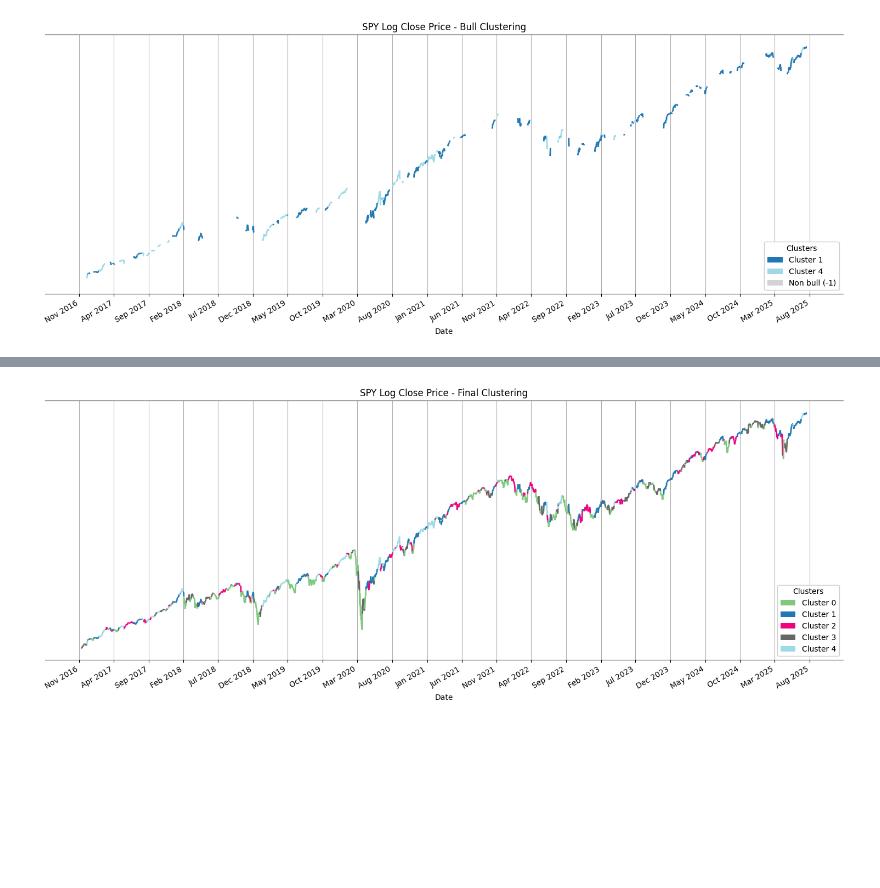
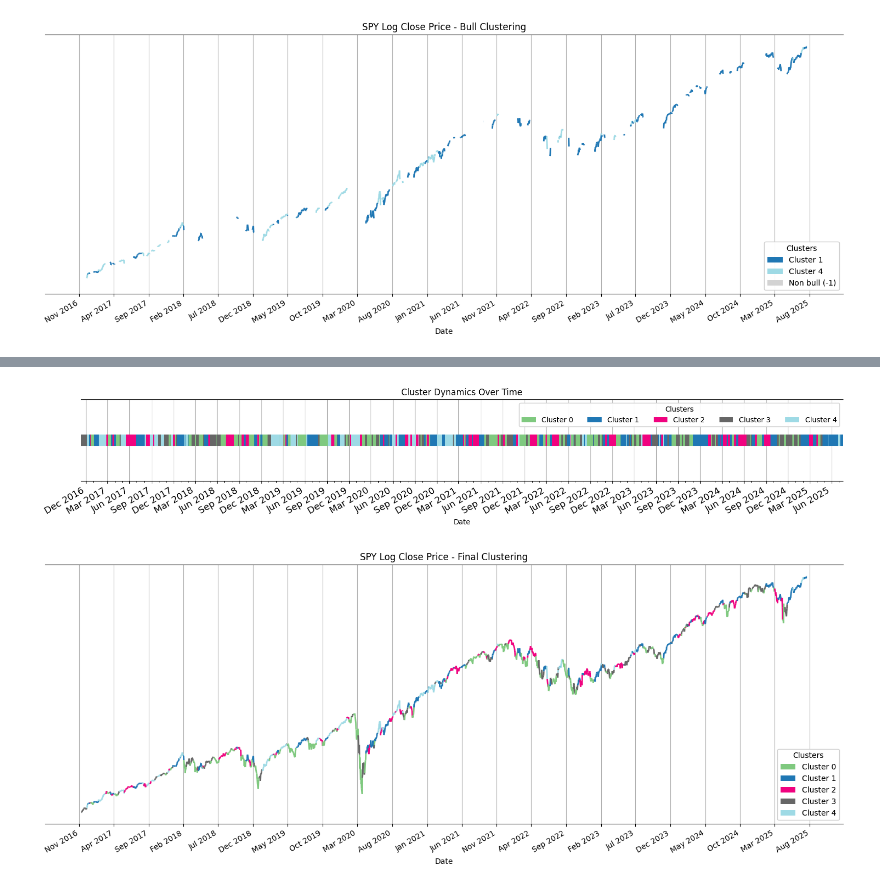
Before and after one commit to eSVeeF/hierarchical-regime-trading-ml, a Jupyter notebook: notebooks/bull_trend_regime_detection.ipynb, the cells around one changed output, grey strips where cells are left out. Cells and saved outputs as stored; diff of their text form; code cells hidden in the pictures; blank space fills up the shorter version.

```diff
--- a/notebooks/bull_trend_regime_detection.ipynb
+++ b/notebooks/bull_trend_regime_detection.ipynb
@@ -456,4 +453,100 @@ final_cluster
 Name: proportion, dtype: float64
+# %%
+from matplotlib.colors import ListedColormap
+import matplotlib.cm as cm
+
+# Merge cluster labels into df_2_plot
+df_plot_final_clusters = df_2_plot.copy()
+# Prepare the dataframe with timestamp index and cluster labels
+df_time_clustered = df_final_clusters[['final_cluster']]
+
+df_time_clustered = df_time_clustered.sort_index()  # Ensure it's sorted by time
+
+# fill other non-bull days with -1
+df_plot_final_clusters['final_cluster'] = df_time_clustered['final_cluster'].reindex(df_2_plot.index).astype(int)
+
+import matplotlib.dates as mdates
+from matplotlib.collections import LineCollection
+from matplotlib.patches import Patch
+
+# Prepare data for original line
+dates = df_plot_final_clusters.index
+date_nums = mdates.date2num(dates)
+
+# Scaled log close price
+close_prices_scaled = [1] * df_plot_final_clusters.shape[0]
+clusters = df_plot_final_clusters['final_cluster'].values
+
+# Create line segments for original line
+points = np.array([date_nums, close_prices_scaled]).T.reshape(-1, 1, 2)
+segments = np.concatenate([points[:-1], points[1:]], axis=1)
+
+# Sample accent with 4 colors (clusters 0 to 3)
+accent = cm.get_cmap('Accent', 4)
+accent_colors = accent(np.arange(4))  # shape (4,4)
+# Sample tab20 with 2 colors for clusters 1 and 4
+tab20 = cm.get_cmap('tab20', 2)
+tab20_colors = tab20(np.arange(2))  # shape (2,4)
+# Replace accent color for cluster 1 with tab20's first color
+accent_colors[1] = tab20_colors[0]
+# Now build final color array for clusters 0 to 4
+# For clusters 0,2,3 use accent_colors, for cluster 1 accent_colors[1] (already replaced), for cluster 4 use tab20 second color
+final_colors = np.vstack([
+    accent_colors[0],  # cluster 0
+    accent_colors[1],  # cluster 1 (tab20 color)
+    accent_colors[2],  # cluster 2
+    accent_colors[3],  # cluster 3
+    tab20_colors[1] # cluster 4
+])
+# Create custom colormap for clusters 0 to 4
+custom_cmap = ListedColormap(final_colors)
+# Normalize cluster values 0-4
+norm = plt.Normalize(vmin=0, vmax=4)
+
+# LineCollection
+lc1 = LineCollection(segments, cmap=custom_cmap, norm=norm)
+lc1.set_array(clusters)
+lc1.set_linewidth(16)
+
+# Plot
+fig, ax = plt.subplots(figsize=(16, 3))
+ax.add_collection(lc1)
+ax.autoscale()
+ax.set_title("Cluster Dynamics Over Time")
+ax.set_xlabel("Date")
+ax.tick_params(axis='x', labelsize=13)
+
+# Remove y-axis
+ax.set_ylabel("")
+ax.yaxis.set_ticks([])
+ax.yaxis.set_ticklabels([])
+ax.spines['left'].set_visible(False)
+ax.spines['right'].set_visible(False)
+ax.grid(True)
+
+# Format x-axis
+
+# Set the x-axis limits to the exact range of your data
+ax.set_xlim(date_nums[0], date_nums[-1])
+
+# Format x-axis with an interval of 2 months
+ax.xaxis.set_major_locator(mdates.MonthLocator(interval=3))
+ax.xaxis.set_major_formatter(mdates.DateFormatter('%b %Y'))
+
+# Format x-axis with a minor tick locator
+ax.xaxis.set_minor_locator(mdates.MonthLocator())
+fig.autofmt_xdate()
+
+# Legend (only valid clusters, gray for noise)
+unique_clusters1 = [c for c in np.unique(clusters)]
+legend_elements1 = [Patch(facecolor=custom_cmap(norm(c)), label=f'Cluster {c}') for c in unique_clusters1]
+legend1 = ax.legend(handles=legend_elements1, loc="upper right", ncol=len(unique_clusters1), title="Clusters")
+ax.add_artist(legend1)
+
+plt.tight_layout()
+plt.show()
+# %% [output]
+[figure, added]
 # %%
 from matplotlib.colors import ListedColormap
 import matplotlib.cm as cm
```
Also changed, not shown: parts of 6 cells of this notebook, 1 other file.
